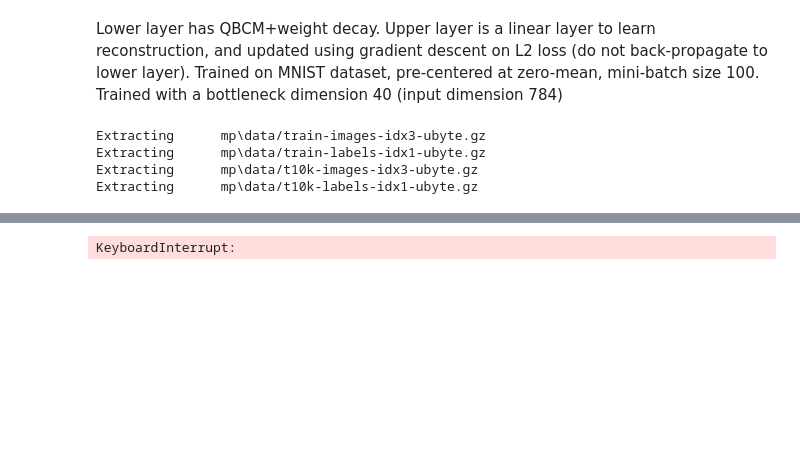
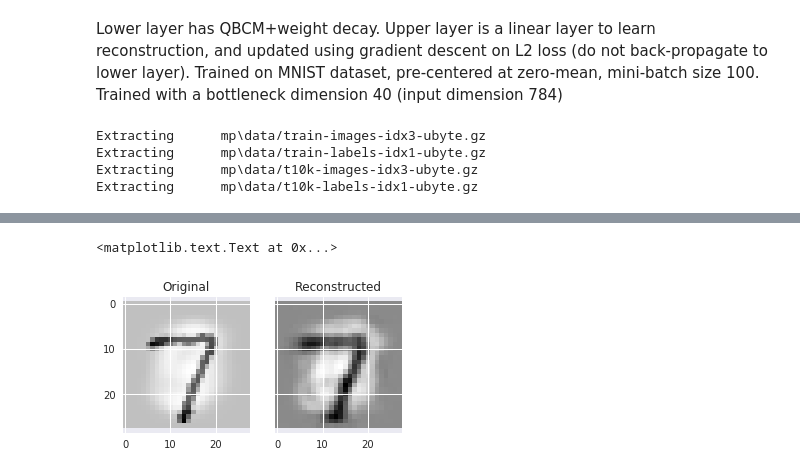
Before and after one commit to ShuangLiBCM/local_lr_unsup, a Jupyter notebook: notebooks/local_lr_reconstruction_MNIST.ipynb, the cells around one changed output, grey strips where cells are left out. Cells and saved outputs as stored; diff of their text form; code cells hidden in the pictures; blank space fills up the shorter version.

```diff
--- a/notebooks/local_lr_reconstruction_MNIST.ipynb
+++ b/notebooks/local_lr_reconstruction_MNIST.ipynb
@@ -100,16 +151,34 @@ for i in range(n_row):
+# %%
+test_idx = 100
+with tf.Session() as sess:
+    saver.restore(sess, "/tmp/MNIST_recon_pretrain_BCM_obj_lr0.0001_epoch1000.ckpt")
+    output_test = output.eval(feed_dict={X:X_train_demean[test_idx,:].reshape(-1, 784)})
+# %%
+# Compare original and reconstructed inmages
+fig, axes = plt.subplots(1,2,sharex=True, sharey=True)
+fig.set_figwidth(5)
+fig.set_figheight(2.5)
+axes[0].imshow(X_train_demean[test_idx,:].reshape(28,28),cmap='Greys')
+axes[0].set_title('Original')
+axes[1].imshow(output_test.reshape(28, 28),cmap='Greys')
+axes[1].set_title('Reconstructed')
+# %% [output]
+<matplotlib.text.Text at 0x...>
+[figure, added]
 # %%
 # np.save('QBCM_obj_55000_stochastic_epcoh1000', weights)
 # %%
 data = X_train_demean
 dim_x = data.shape[1]
-n_output = 40
+n_output = 100
 eta_set = 0.0001
 decay = 2
 p = 2
 tau = 200
-epoch=100
+epoch=25
 sample_size = data.shape[0]
 
+tf.reset_default_graph()
 # Give input place holder
 input_value = tf.placeholder(tf.float32, [1, dim_x])
 obj_input = tf.placeholder(tf.float32, [sample_size, dim_x])
@@ -143,20 +212,4 @@ obj2 = tf.reduce_mean(tf.pow(obj_output, 2))
 obj = obj1/3 - tf.pow(obj2, 2)/4
 
 init = tf.global_variables_initializer()
-sess = tf.Session()
-sess.run(init)
-
-w_track = []
-y_track = []
-thres_track = []
-for i in range(epoch):
-    tf.random_shuffle(data)
-    #eta_set = eta_set/3
-    for j in range(data.shape[0]):
-        sess.run(update_w, feed_dict = {input_value: data[j,:].reshape(1,data.shape[1]), eta:eta_set})
-        sess.run(update_thres, feed_dict = {input_value: data[j,:].reshape(1,data.shape[1]), eta:eta_set})
-        sess.run(obj, feed_dict = {obj_input: data, eta:eta_set})
-        w_track.append(sess.run(w))
-        thres_track.append(sess.run(threshold))
+saver = tf.train.Saver()
-# %% [output]
-KeyboardInterrupt:
```
Also changed, not shown: parts of 17 cells of this notebook, 1 other file.
